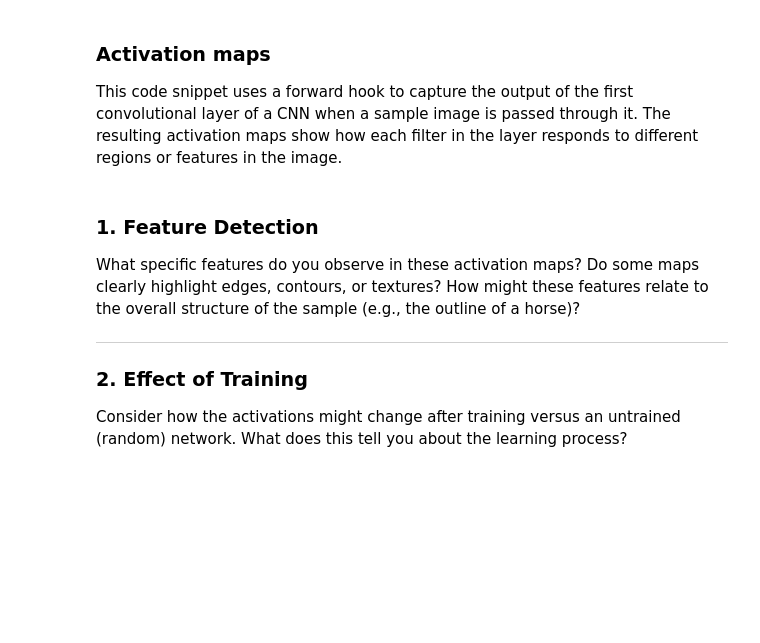
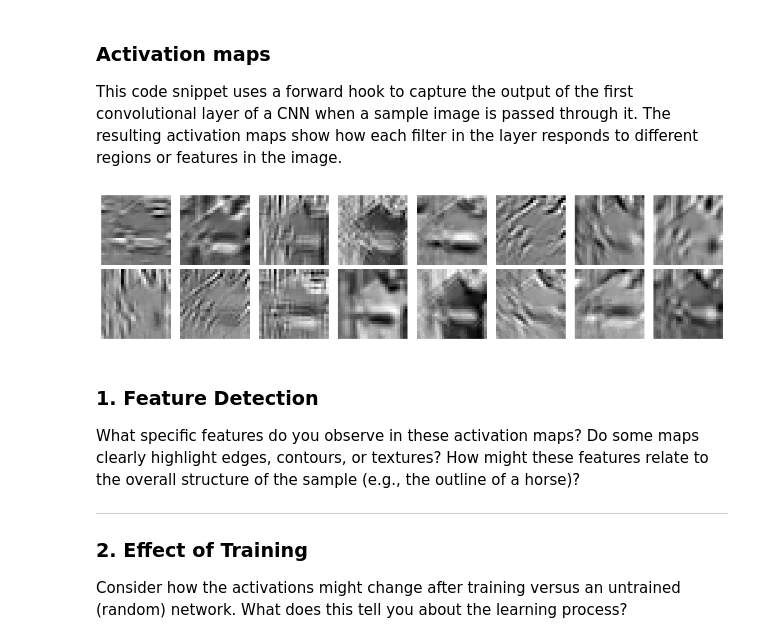
Before and after one commit to Pandananana/DLAV-2026, a Jupyter notebook: graded_homework/hw1/CNN Exercice.ipynb, the cells around one changed output. Drawn from its saved outputs; the diff is of its cells as text; code cells hidden in the pictures; blank space fills up the shorter version.

```diff
--- a/graded_homework/hw1/CNN Exercice.ipynb
+++ b/graded_homework/hw1/CNN Exercice.ipynb
@@ -308,7 +307,7 @@ net = ConvNet().to(device)
 criterion = nn.CrossEntropyLoss()
 optimizer = optim.Adam(net.parameters(), lr=0.001)
 
-epochs = 1
+epochs = 10
 steps = 0
 running_loss = 0
 print_every = 20
@@ -457,34 +462,36 @@ def get_activation(model, layer, x):
     hook.remove()
     return activation['output']
 
 data_iter = iter(trainloader)
 sample_images, sample_labels = next(data_iter)
-sample_img = sample_images[0].unsqueeze(0)
+sample_img = sample_images[0].unsqueeze(0).to(device)
 
 # Get the feature maps after the first convolution (for example)
 activation = get_activation(net, net.features[0], sample_img)
 
 # Visualize a few feature maps in RGB:
 def plot_feature_maps(feature_maps, n_cols=8):
     n_features = feature_maps.shape[1]
     n_rows = (n_features + n_cols - 1) // n_cols
     plt.figure(figsize=(n_cols * 1.5, n_rows * 1.5))
     for i in range(n_features):
         plt.subplot(n_rows, n_cols, i + 1)
         # Extract the i-th feature map from the first (and only) sample in the batch
         act = feature_maps[0, i, :, :]
         # Normalize the activation map to [0, 1]
         act_norm = (act - act.min()) / (act.max() - act.min() + 1e-8)
         # Repeat the single channel 3 times to form an RGB image
         act_rgb = act_norm.unsqueeze(0).repeat(3, 1, 1)
         plt.imshow(act_rgb.permute(1, 2, 0))
         plt.axis('off')
     plt.tight_layout()
     plt.show()
 
 plot_feature_maps(activation, n_cols=8)
 
 # Play with the index of the chosen sample to notice more patterns and answer the question
+# %% [output]
+[figure, added]
 # %% [markdown]
 ### 1. Feature Detection
 What specific features do you observe in these activation maps? Do some maps clearly highlight edges, contours, or textures? How might these features relate to the overall structure of the sample (e.g., the outline of a horse)?
```
Also changed, not shown: parts of 5 cells of this notebook.
